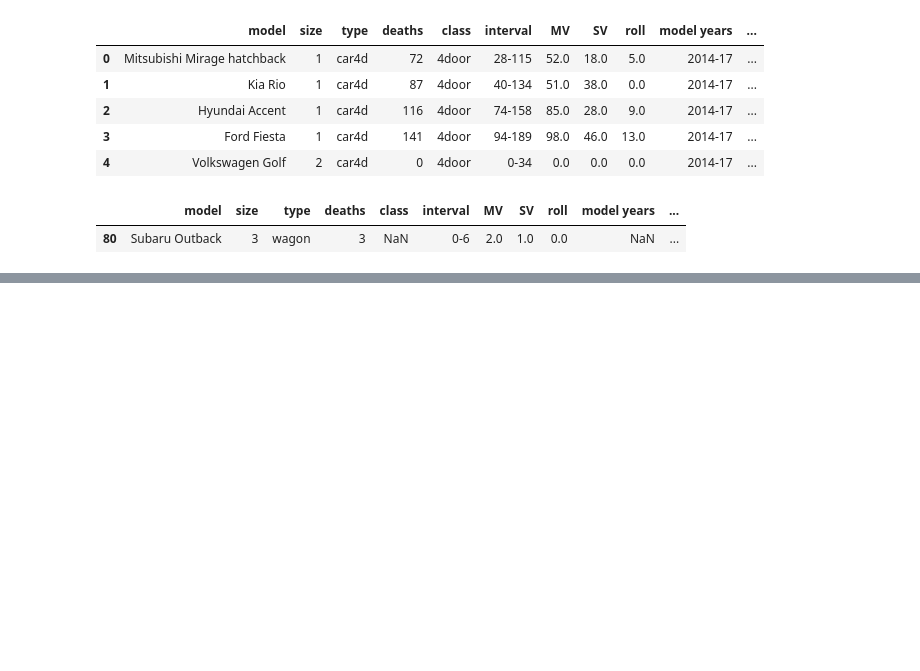
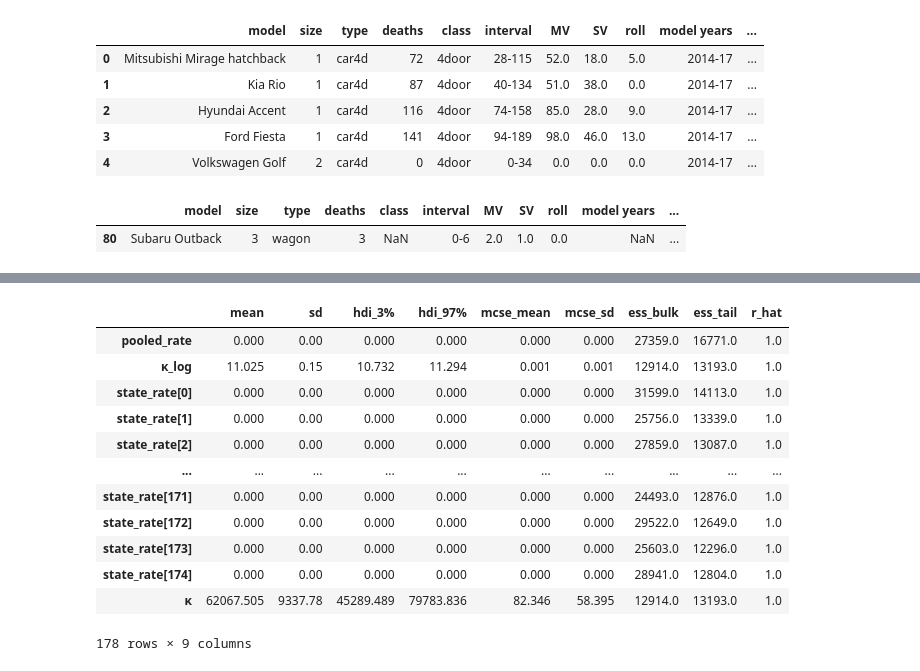
Before and after one commit to ursk/driving_fatalities, a Jupyter notebook: iihs_fatalities.ipynb, the cells around one changed output, grey strips where cells are left out. Drawn from its saved outputs; the diff is of its cells as text; code cells hidden in the pictures; blank space fills up the shorter version.

```diff
--- a/iihs_fatalities.ipynb
+++ b/iihs_fatalities.ipynb
@@ -83,0 +84,18 @@ plt.style.use('seaborn-talk')
+# %%
+# trace['state_rate']
+import arviz as az
+az.summary(trace)
+# %% [output]
+|  | mean | sd | hdi_3% | hdi_97% | mcse_mean | mcse_sd | ess_bulk | ess_tail | r_hat |
+| pooled_rate | 0.000 | 0.00 | 0.000 | 0.000 | 0.000 | 0.000 | 27359.0 | 16771.0 | 1.0 |
+| κ_log | 11.025 | 0.15 | 10.732 | 11.294 | 0.001 | 0.001 | 12914.0 | 13193.0 | 1.0 |
+| state_rate[0] | 0.000 | 0.00 | 0.000 | 0.000 | 0.000 | 0.000 | 31599.0 | 14113.0 | 1.0 |
+| state_rate[1] | 0.000 | 0.00 | 0.000 | 0.000 | 0.000 | 0.000 | 25756.0 | 13339.0 | 1.0 |
+| state_rate[2] | 0.000 | 0.00 | 0.000 | 0.000 | 0.000 | 0.000 | 27859.0 | 13087.0 | 1.0 |
+| ... | ... | ... | ... | ... | ... | ... | ... | ... | ... |
+| state_rate[171] | 0.000 | 0.00 | 0.000 | 0.000 | 0.000 | 0.000 | 24493.0 | 12876.0 | 1.0 |
+| state_rate[172] | 0.000 | 0.00 | 0.000 | 0.000 | 0.000 | 0.000 | 29522.0 | 12649.0 | 1.0 |
+| state_rate[173] | 0.000 | 0.00 | 0.000 | 0.000 | 0.000 | 0.000 | 25603.0 | 12296.0 | 1.0 |
+| state_rate[174] | 0.000 | 0.00 | 0.000 | 0.000 | 0.000 | 0.000 | 28941.0 | 12804.0 | 1.0 |
+| κ | 62067.505 | 9337.78 | 45289.489 | 79783.836 | 82.346 | 58.395 | 12914.0 | 13193.0 | 1.0 |
+178 rows × 9 columns
```
Also changed, not shown: parts of 15 cells of this notebook.
